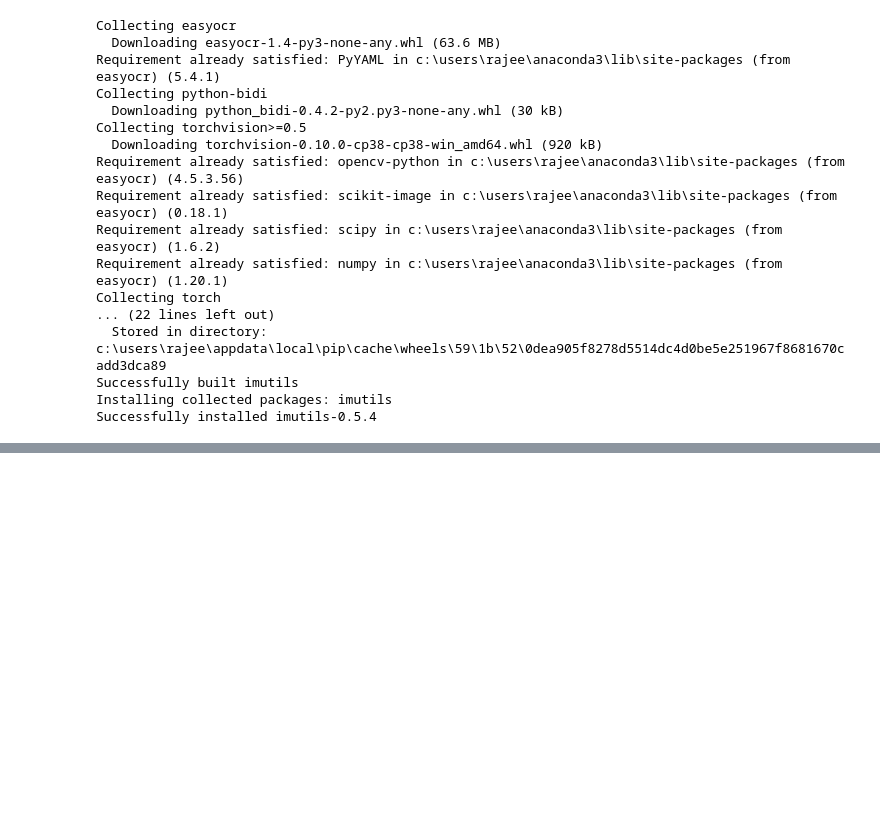
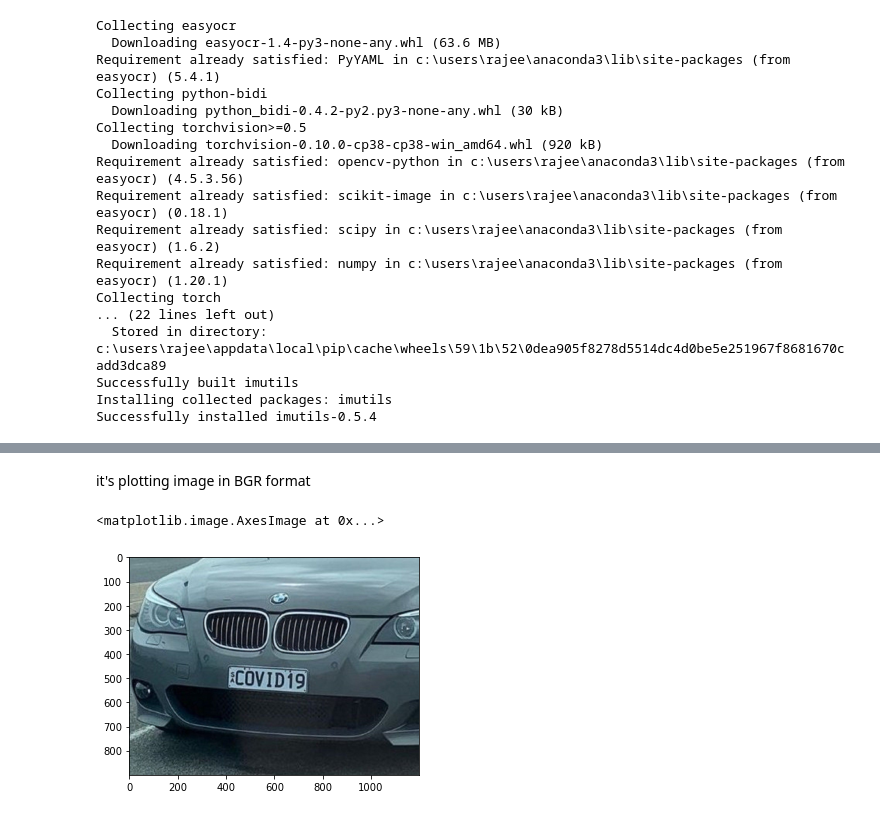
Before and after one commit to Muhammad-Usama-07/ObjectDetectionUsingPython, a Jupyter notebook: NumberPLatDetectionApp/NumPlatDetectionCode.ipynb, the cells around one changed output, grey strips where cells are left out. Drawn from its saved outputs; the diff is of its cells as text; code cells hidden in the pictures; blank space fills up the shorter version.

```diff
--- a/NumberPLatDetectionApp/NumPlatDetectionCode.ipynb
+++ b/NumberPLatDetectionApp/NumPlatDetectionCode.ipynb
@@ -31,0 +40,9 @@ import pytesseract
+# %% [markdown]
+it's plotting image in BGR format
+# %%
+# let's convert it to RGB, and our image will look like
+rgb_img = cv2.cvtColor(img,cv2.COLOR_BGR2RGB)
+plt.imshow(rgb_img)
+# %% [output]
+<matplotlib.image.AxesImage at 0x...>
+[figure, added]
```
Also changed, not shown: parts of 3 cells of this notebook, 6 other files.
